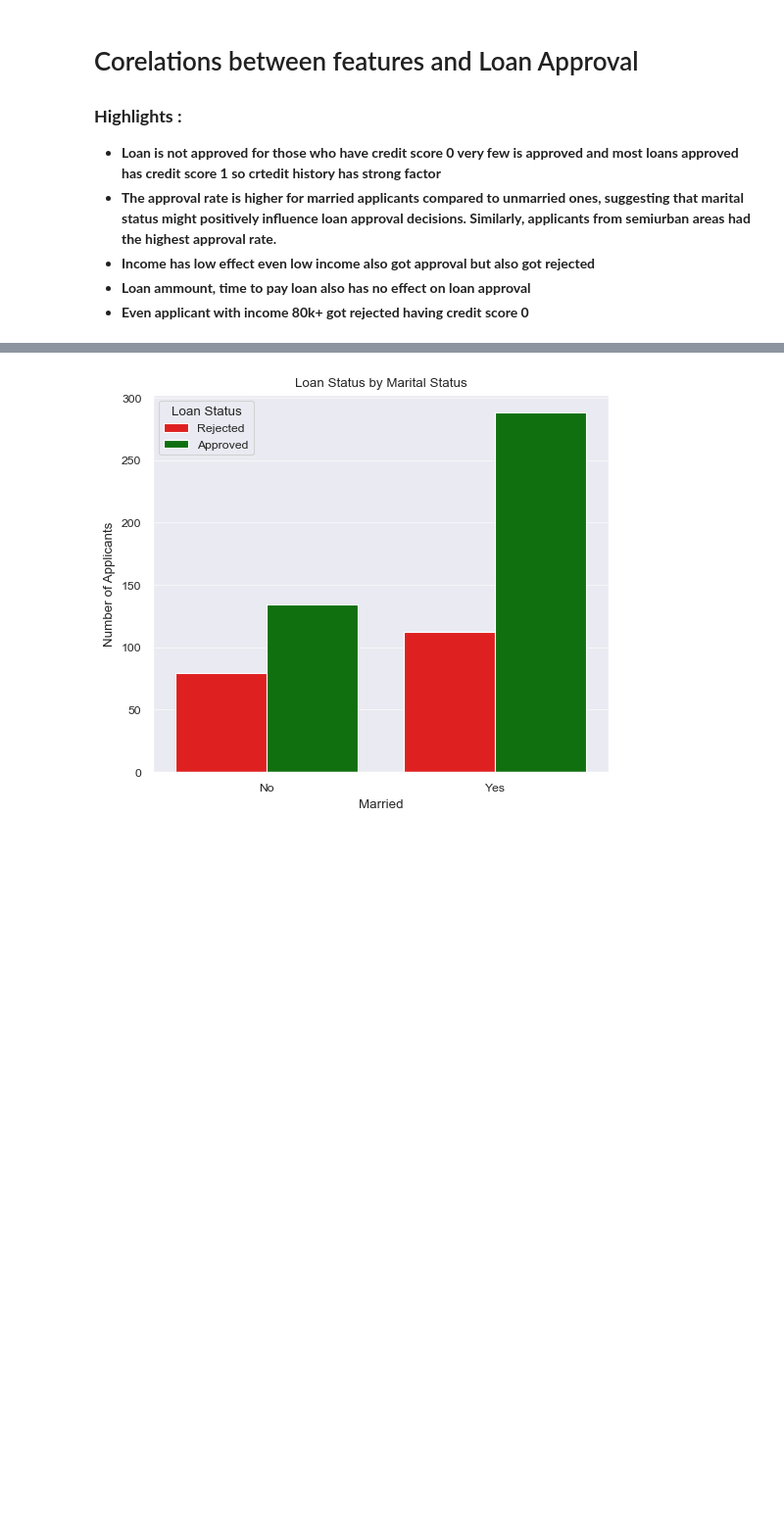
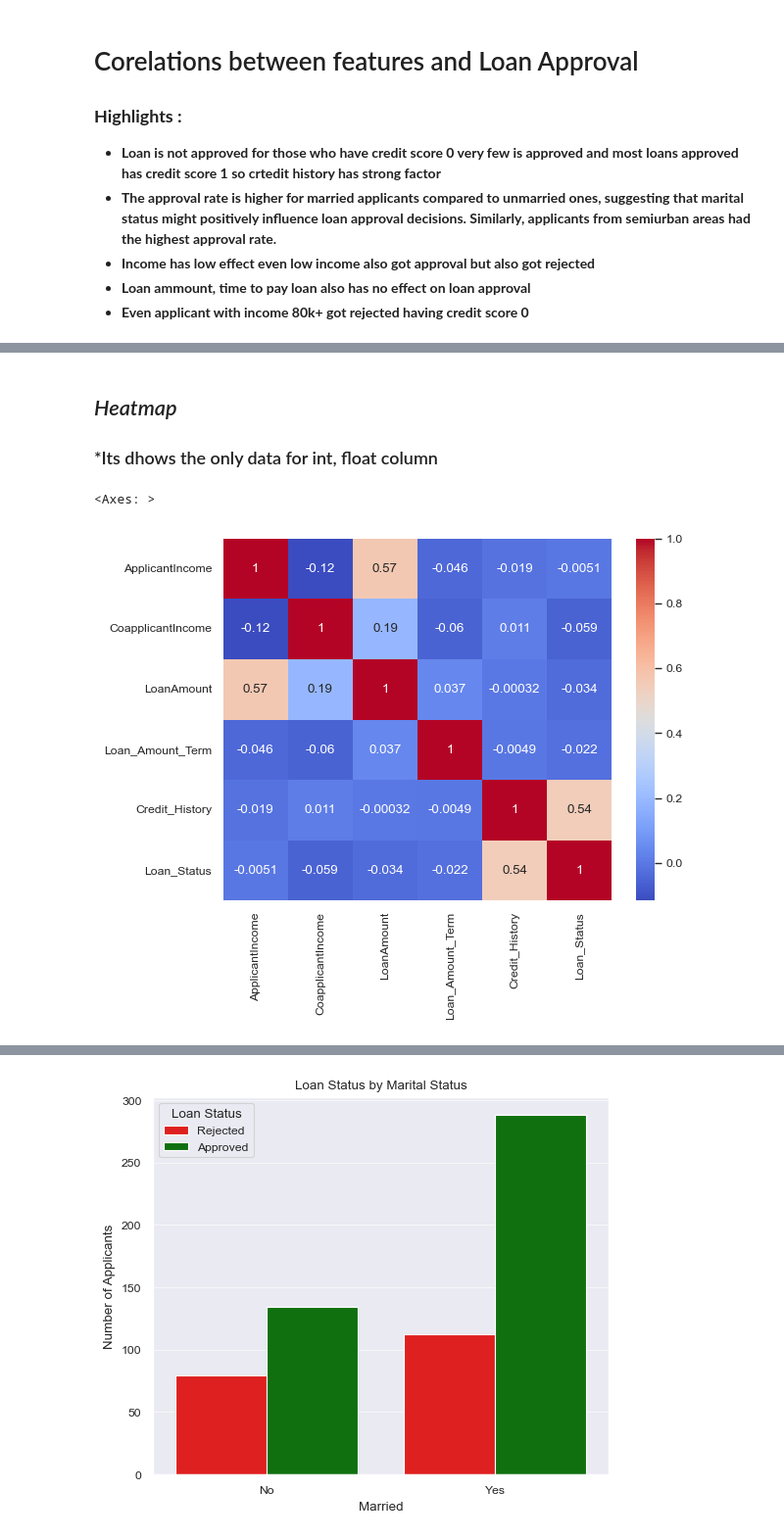
Before and after one commit to Rishant-gupta/loan-approval-model, a Jupyter notebook: Loan_Approval_Model.ipynb, the cells around one changed output, grey strips where cells are left out. Shown: that part at 98% size. Saved outputs shown, nothing was run; the diff lists cells and outputs as text; code cells hidden in the pictures; blank space fills up the shorter version.

```diff
--- a/Loan_Approval_Model.ipynb
+++ b/Loan_Approval_Model.ipynb
@@ -216,3 +216,12 @@ plt.show()
+# %% [markdown]
+## *Heatmap*
+### *Its dhows the only data for int, float column
+# %%
+corr = df.select_dtypes(include=[int, float]).corr()
+sns.heatmap(corr, annot=True, cmap="coolwarm")
+# %% [output]
+<Axes: >
+[figure, added]
 # %%
 plt.figure(figsize=(8,6))
 sns.set_context('paper')
```
Also changed, not shown: parts of 7 cells of this notebook, 1 other file.
